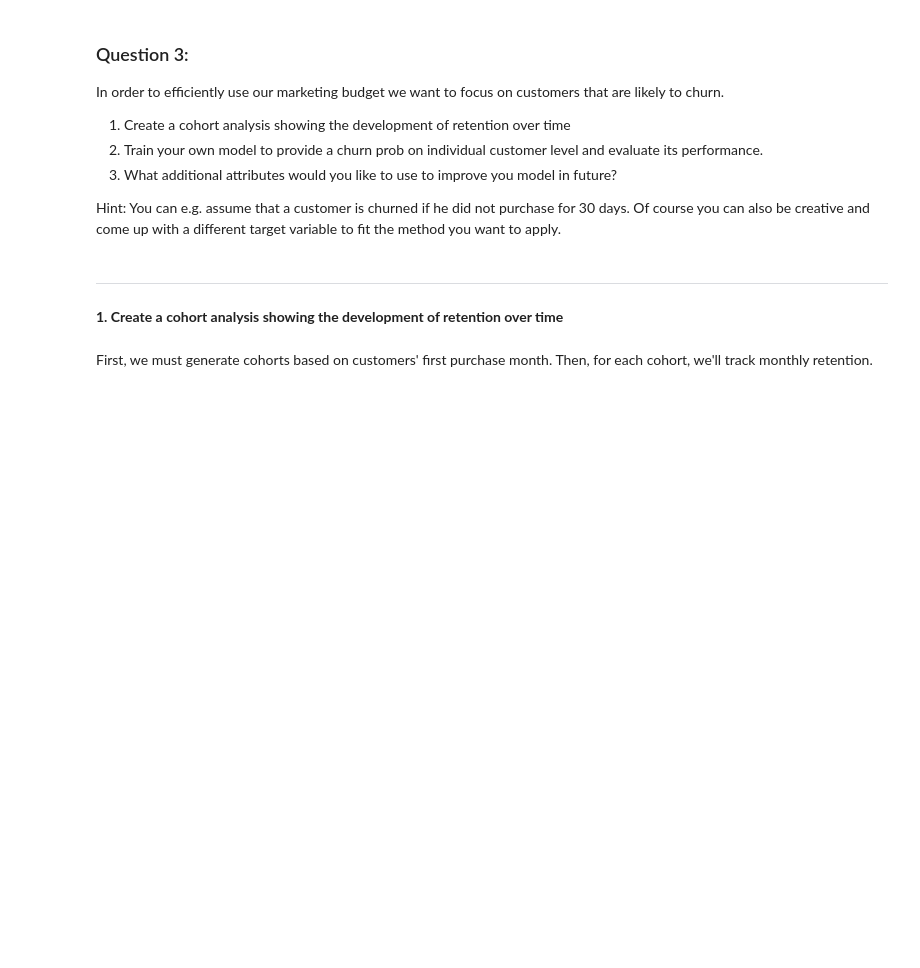
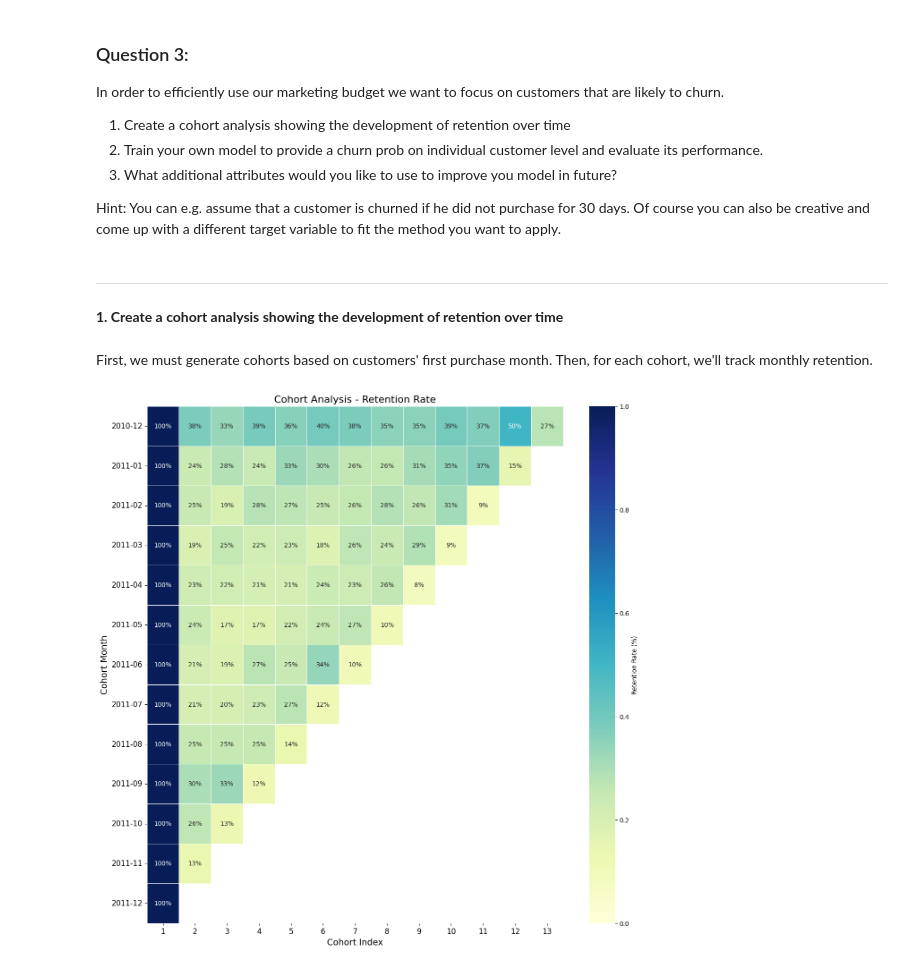
Before and after one commit to ajits-github/TimeSeries_CohortAndChurn_Analysis_With_OnlineRetailData, a Jupyter notebook: TimeSeries_CohortAndChurn_Analysis_With_OnlineRetailData.ipynb, the cells around one changed output. Cells and saved outputs as stored; diff of their text form; code cells hidden in the pictures; blank space fills up the shorter version.

```diff
--- a/TimeSeries_CohortAndChurn_Analysis_With_OnlineRetailData.ipynb
+++ b/TimeSeries_CohortAndChurn_Analysis_With_OnlineRetailData.ipynb
@@ -370,3 +370,27 @@ df_cleaned['CohortIndex'] = (df_cleaned['InvoiceMonth'].dt.year - df_cleaned['Co
 cohort_counts = df_cleaned.groupby(['CohortMonth', 'CohortIndex'])['CustomerID'].nunique().unstack(1)
 cohort_sizes = cohort_counts.iloc[:,0]
 retention = cohort_counts.divide(cohort_sizes, axis=0)
+# %%
+plt.figure(figsize=(15, 15))
+
+# Plotting the heatmap
+sns.heatmap(retention,
+            annot=True,
+            fmt='.0%',
+            cmap='YlGnBu',
+            vmin=0.0,
+            vmax=1.0,
+            linewidths=.5,
+            cbar_kws={'label': 'Retention Rate (%)'},
+            yticklabels=retention.index.strftime('%Y-%m')
+           )
+
+plt.title('Cohort Analysis - Retention Rate', fontsize=16)
+plt.ylabel('Cohort Month', fontsize=14)
+plt.xlabel('Cohort Index', fontsize=14)
+plt.yticks(fontsize=12, rotation=0)
+plt.xticks(fontsize=12)
+
+plt.show()
+# %% [output]
+[figure, added]
```
Also changed, not shown: parts of 1 cell of this notebook.
